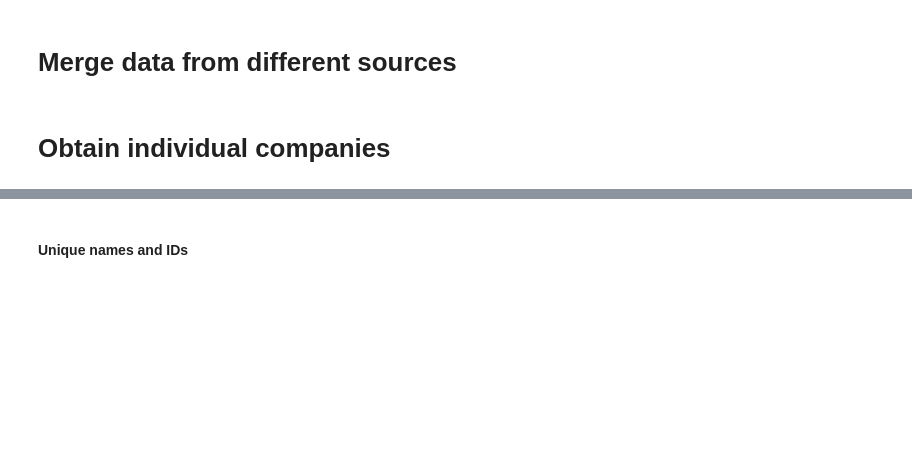
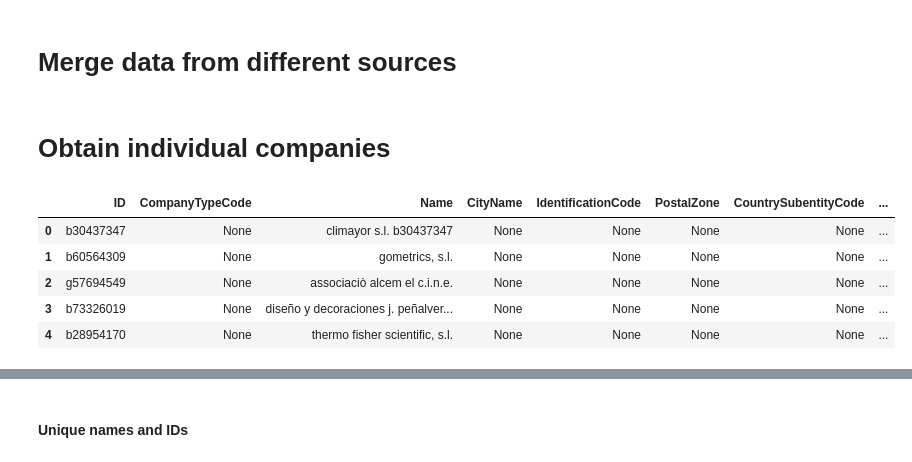
Before and after one commit to nextprocurement/NP-Company-Process, a Jupyter notebook: _test_company_proc.ipynb, the cells around one changed output, grey strips where cells are left out. Cells and saved outputs as stored; diff of their text form; code cells hidden in the pictures; blank space fills up the shorter version.

```diff
--- a/_test_company_proc.ipynb
+++ b/_test_company_proc.ipynb
@@ -278,34 +278,41 @@ df_companies = pd.read_parquet("companies.parquet")
 # %% [markdown]
 # Obtain individual companies
 # %%
-# # Use only those where all dimensions match
-# # (e.g. same number of companies and companies ids)
-# # and drop NAs
-# df_companies = df_companies[
-#     df_companies[["ID", "Name"]]
-#     .applymap(lambda x: not pd.isna(x[0]))
-#     .apply(all, axis=1)
-# ]
-# df_companies = df_companies[
-#     df_companies.applymap(lambda x: len(x) if x[0] else None).apply(
-#         lambda x: len(set([el for el in x if not pd.isnull(el)])) == 1,
-#         axis=1,
-#     )
-# ]
-# companies_columns = list(df_companies.columns)
-# # Get number of companies by tender
-# df_companies["_len"] = df_companies["ID"].apply(len)
+# Use only those where all dimensions match
+# (e.g. same number of companies and companies ids)
+# and drop NAs
+df_companies = df_companies[
+    df_companies[["ID", "Name"]]
+    .applymap(lambda x: not pd.isna(x[0]))
+    .apply(all, axis=1)
+]
+df_companies = df_companies[
+    df_companies.applymap(lambda x: len(x) if x[0] else None).apply(
+        lambda x: len(set([el for el in x if not pd.isnull(el)])) == 1,
+        axis=1,
+    )
+]
+companies_columns = list(df_companies.columns)
+# Get number of companies by tender
+df_companies["_len"] = df_companies["ID"].apply(len)
 
-# # Fill lists of None to have the same number of elements and explode later
-# companies = pd.DataFrame(
-#     df_companies.apply(
-#         lambda x: [fill_to_length(list(el), x[-1]) for el in x[:-1]], axis=1
-#     ).tolist(),
-#     columns=companies_columns,
-# )
+# Fill lists of None to have the same number of elements and explode later
+companies = pd.DataFrame(
+    df_companies.apply(
+        lambda x: [fill_to_length(list(el), x[-1]) for el in x[:-1]], axis=1
+    ).tolist(),
+    columns=companies_columns,
+)
 
-# # Split companies in rows
-# companies = companies.explode(companies_columns)
-# companies = companies.reset_index(drop=True)
-# display(companies.head())
+# Split companies in rows
+companies = companies.explode(companies_columns)
+companies = companies.reset_index(drop=True)
+display(companies.head())
+# %% [output]
+|  | ID | CompanyTypeCode | Name | CityName | IdentificationCode | PostalZone | CountrySubentityCode | ... |
+| 0 | b30437347 | None | climayor s.l. b30437347 | None | None | None | None | ... |
+| 1 | b60564309 | None | gometrics, s.l. | None | None | None | None | ... |
+| 2 | g57694549 | None | associaciò alcem el c.i.n.e. | None | None | None | None | ... |
+| 3 | b73326019 | None | diseño y decoraciones j. peñalver... | None | None | None | None | ... |
+| 4 | b28954170 | None | thermo fisher scientific, s.l. | None | None | None | None | ... |
 # %%
```
Also changed, not shown: parts of 28 cells of this notebook, 2 other files.
